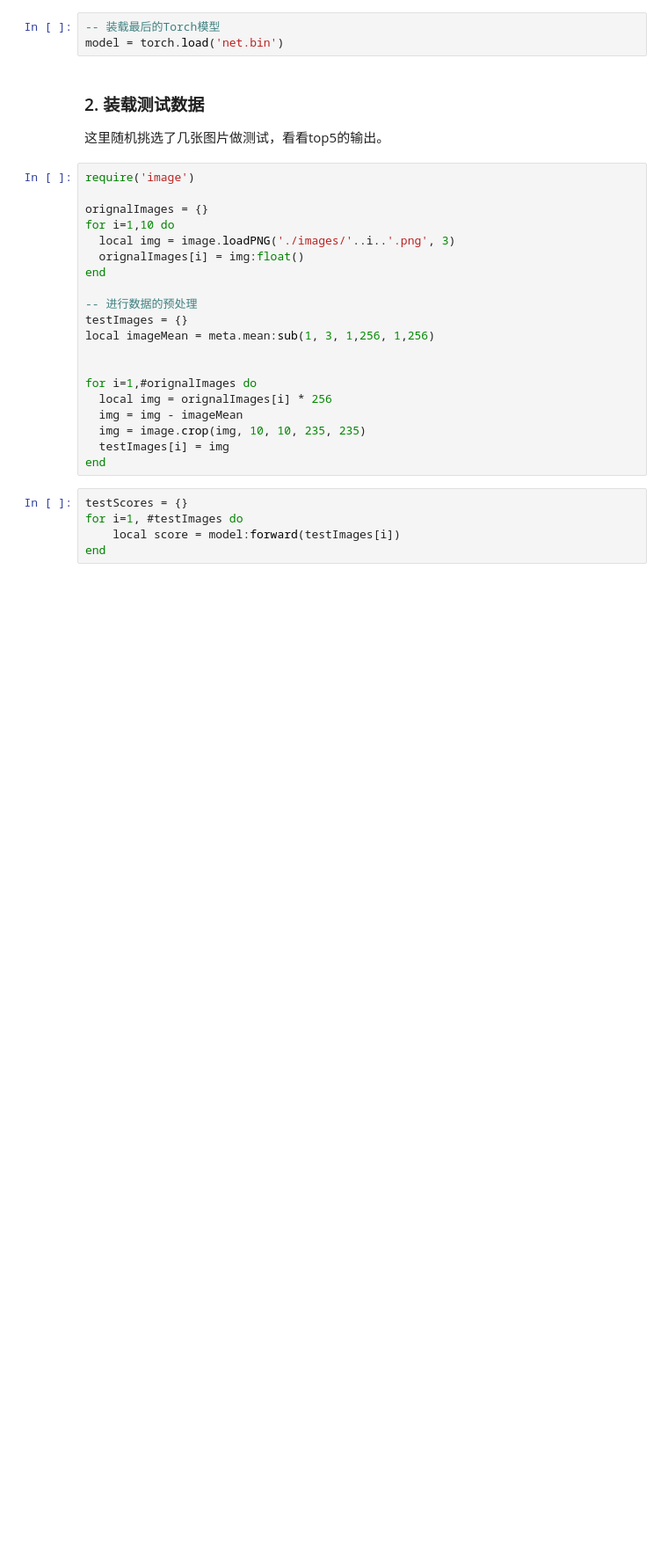
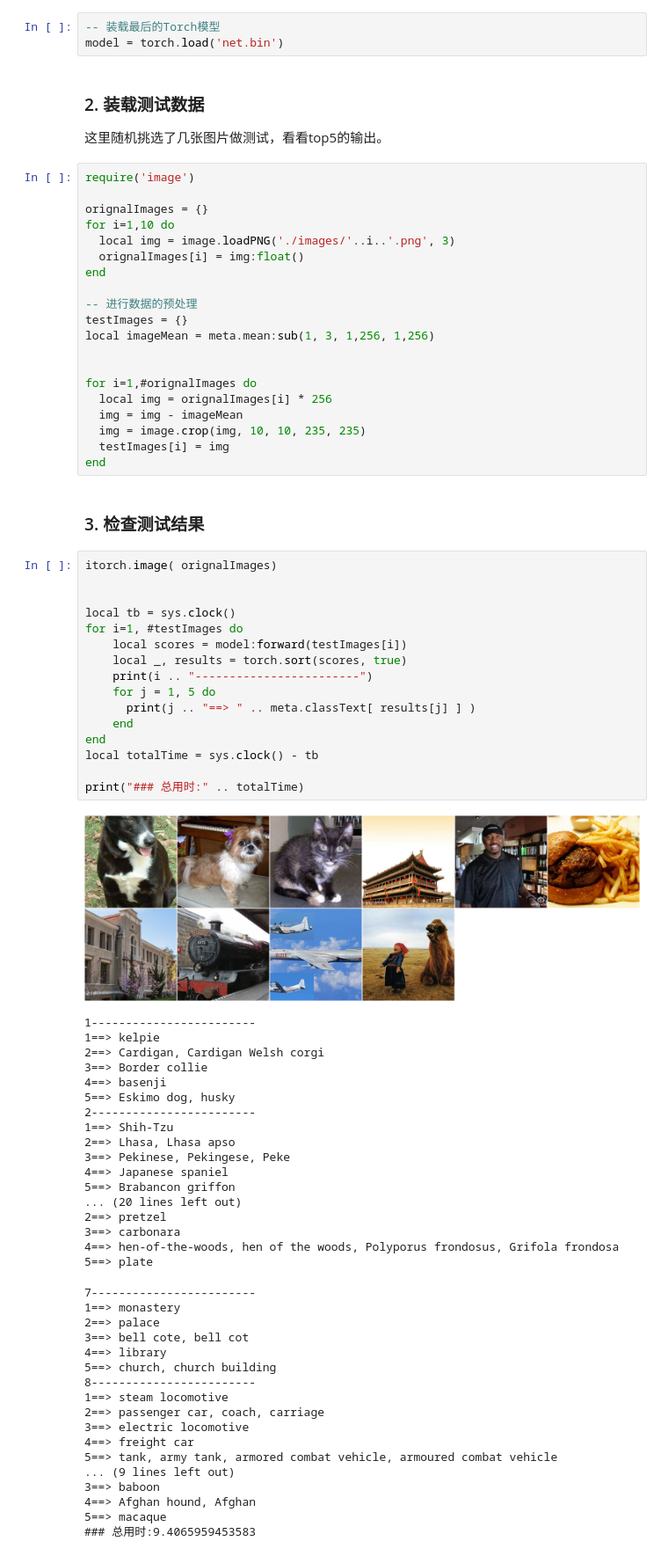
Before and after one commit to zhaoxiongwei/beginlearning, a Jupyter notebook: july/deepWithTorch/part2_imagenetModel.ipynb, the cells around one changed output. Shown at 88% size. Drawn from its saved outputs; the diff is of its cells as text; blank space fills up the shorter version.

Commit message:
Updated ImageNet model
Signed-off-by: Zhou Chang <achang.zhou@gmail.com>

```diff
--- a/july/deepWithTorch/part2_imagenetModel.ipynb
+++ b/july/deepWithTorch/part2_imagenetModel.ipynb
@@ -136,8 +136,57 @@ for i=1,#orignalImages do
   img = image.crop(img, 10, 10, 235, 235)
   testImages[i] = img
 end
-# %%
-testScores = {}
-for i=1, #testImages do
-    local score = model:forward(testImages[i])
-end
+# %% [markdown]
+### 3. 检查测试结果
+# %%
+itorch.image( orignalImages)
+
+
+local tb = sys.clock()
+for i=1, #testImages do
+    local scores = model:forward(testImages[i])
+    local _, results = torch.sort(scores, true)
+    print(i .. "------------------------")
+    for j = 1, 5 do
+      print(j .. "==> " .. meta.classText[ results[j] ] )
+    end
+end
+local totalTime = sys.clock() - tb
+
+print("### 总用时:" .. totalTime)
+# %% [output]
+[figure, added]
+1------------------------
+1==> kelpie
+2==> Cardigan, Cardigan Welsh corgi
+3==> Border collie
+4==> basenji
+5==> Eskimo dog, husky
+2------------------------
+1==> Shih-Tzu
+2==> Lhasa, Lhasa apso
+3==> Pekinese, Pekingese, Peke
+4==> Japanese spaniel
+5==> Brabancon griffon
+... (20 lines left out)
+2==> pretzel
+3==> carbonara
+4==> hen-of-the-woods, hen of the woods, Polyporus frondosus, Grifola frondosa
+5==> plate
+7------------------------
+1==> monastery
+2==> palace
+3==> bell cote, bell cot
+4==> library
+5==> church, church building
+8------------------------
+1==> steam locomotive
+2==> passenger car, coach, carriage
+3==> electric locomotive
+4==> freight car
+5==> tank, army tank, armored combat vehicle, armoured combat vehicle
+... (9 lines left out)
+3==> baboon
+4==> Afghan hound, Afghan
+5==> macaque
+### 总用时:9.4065959453583
```
Also changed, not shown: parts of 1 cell of this notebook, 10 other files.
